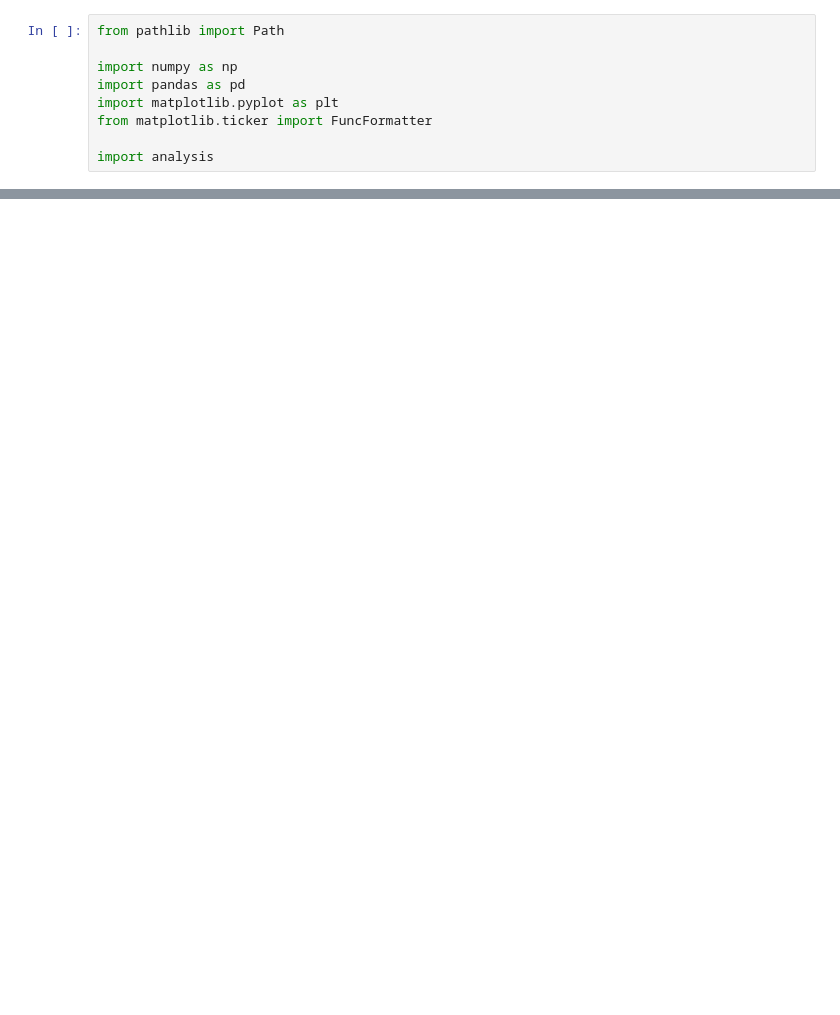
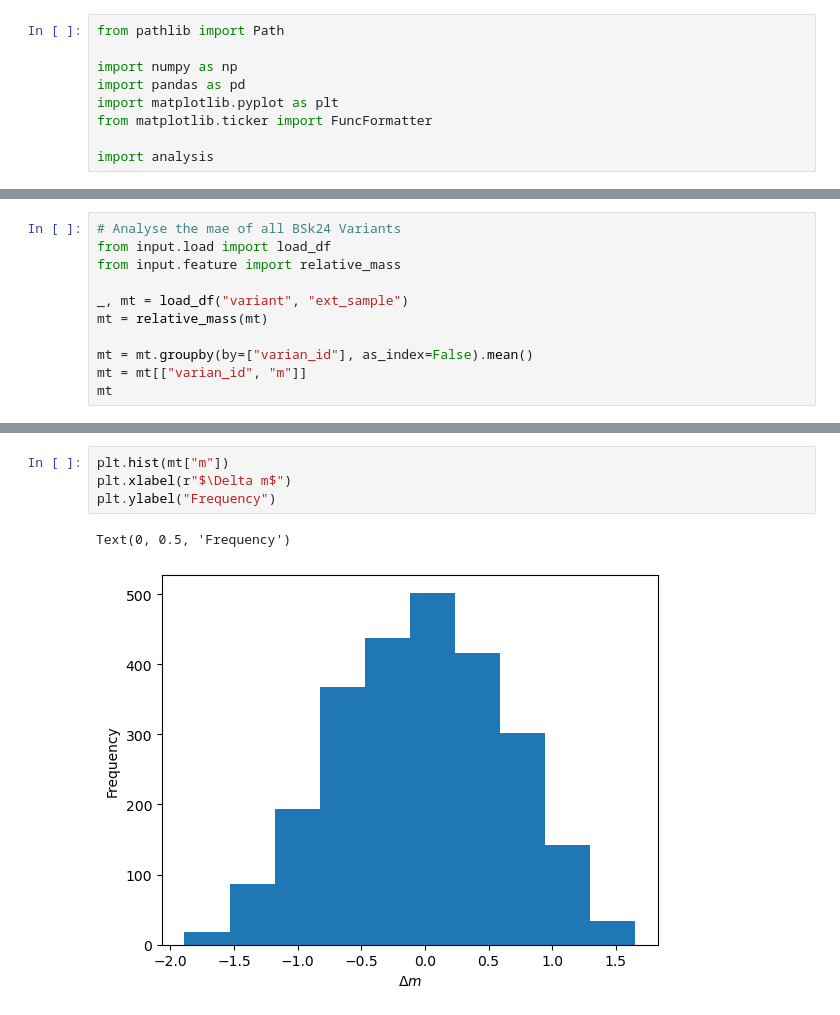
Before and after one commit to mzyudhistira/BSk24-Emu, a Jupyter notebook: analysis.ipynb, the cells around one changed output, grey strips where cells are left out. Cells and saved outputs as stored; diff of their text form; blank space fills up the shorter version.

Commit message:
relative mass, remove z=81

```diff
--- a/analysis.ipynb
+++ b/analysis.ipynb
@@ -86,0 +145,11 @@ Text(0.5, 1.0, 'Mass Excess Difference of Several Models on A=195 Chain')
+# %%
+# Analyse the mae of all BSk24 Variants
+from input.load import load_df
+from input.feature import relative_mass
+
+_, mt = load_df("variant", "ext_sample")
+mt = relative_mass(mt)
+
+mt = mt.groupby(by=["varian_id"], as_index=False).mean()
+mt = mt[["varian_id", "m"]]
+mt
@@ -86,0 +170,7 @@ Text(0.5, 1.0, 'Mass Excess Difference of Several Models on A=195 Chain')
+# %%
+plt.hist(mt["m"])
+plt.xlabel(r"$\Delta m$")
+plt.ylabel("Frequency")
+# %% [output]
+Text(0, 0.5, 'Frequency')
+[figure, added]
```
Also changed, not shown: parts of 10 cells of this notebook, 25 other files.
